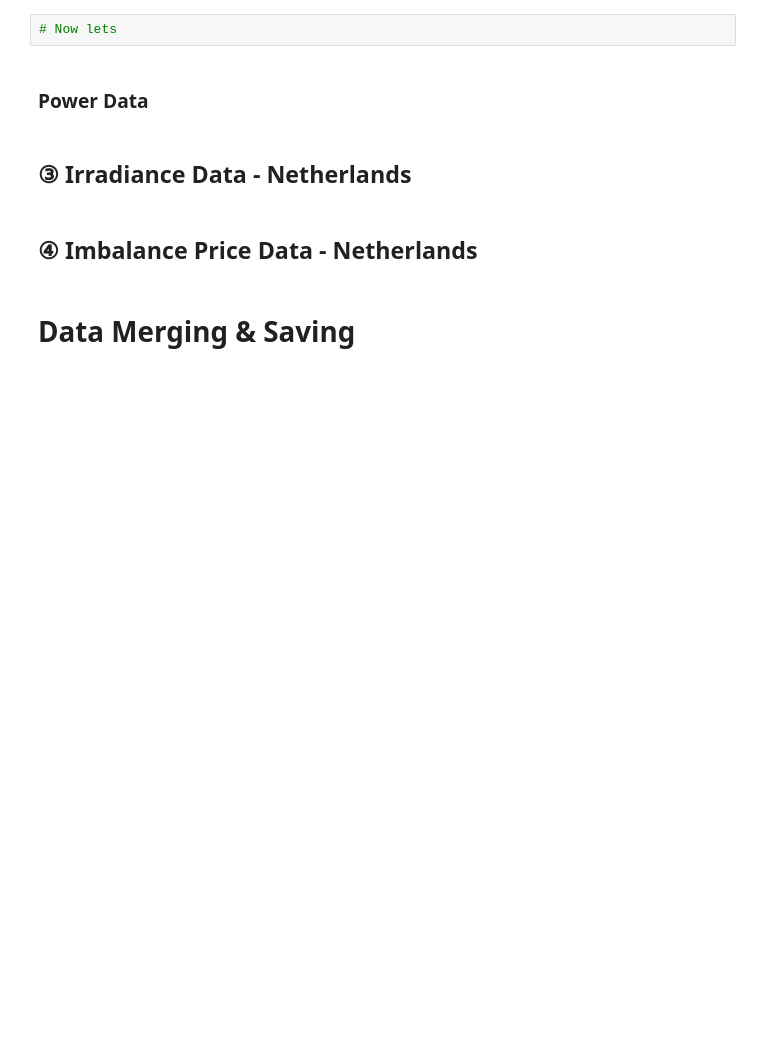
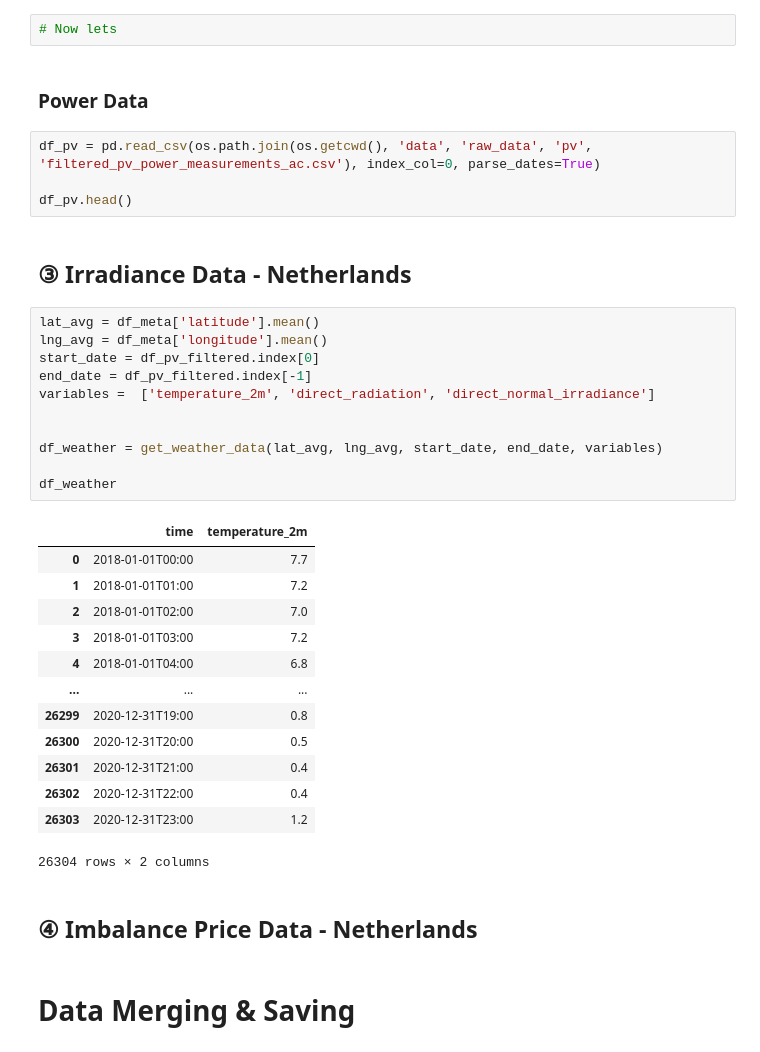
Before and after one commit to nikohou/net-load-forecasting, a Jupyter notebook: notebooks/data_prep.ipynb, the cells around one changed output. Cells and saved outputs as stored; diff of their text form; blank space fills up the shorter version.

Commit message:
Added weather data api getter function

```diff
--- a/notebooks/data_prep.ipynb
+++ b/notebooks/data_prep.ipynb
@@ -202,8 +203,37 @@ plt.show()
 # Now lets
 # %% [markdown]
 ### Power Data
+# %%
+df_pv = pd.read_csv(os.path.join(os.getcwd(), 'data', 'raw_data', 'pv', 'filtered_pv_power_measurements_ac.csv'), index_col=0, parse_dates=True)
+
+df_pv.head()
 # %% [markdown]
 ## &#x2462; Irradiance Data - Netherlands
+# %%
+lat_avg = df_meta['latitude'].mean()
+lng_avg = df_meta['longitude'].mean()
+start_date = df_pv_filtered.index[0]
+end_date = df_pv_filtered.index[-1]
+variables =  ['temperature_2m', 'direct_radiation', 'direct_normal_irradiance']
+
+
+df_weather = get_weather_data(lat_avg, lng_avg, start_date, end_date, variables)
+
+df_weather
+# %% [output]
+|  | time | temperature_2m |
+| 0 | 2018-01-01T00:00 | 7.7 |
+| 1 | 2018-01-01T01:00 | 7.2 |
+| 2 | 2018-01-01T02:00 | 7.0 |
+| 3 | 2018-01-01T03:00 | 7.2 |
+| 4 | 2018-01-01T04:00 | 6.8 |
+| ... | ... | ... |
+| 26299 | 2020-12-31T19:00 | 0.8 |
+| 26300 | 2020-12-31T20:00 | 0.5 |
+| 26301 | 2020-12-31T21:00 | 0.4 |
+| 26302 | 2020-12-31T22:00 | 0.4 |
+| 26303 | 2020-12-31T23:00 | 1.2 |
+26304 rows × 2 columns
 # %% [markdown]
 ## &#x2463; Imbalance Price Data - Netherlands
 # %% [markdown]
```
Also changed, not shown: parts of 1 cell of this notebook, 1 other file.
